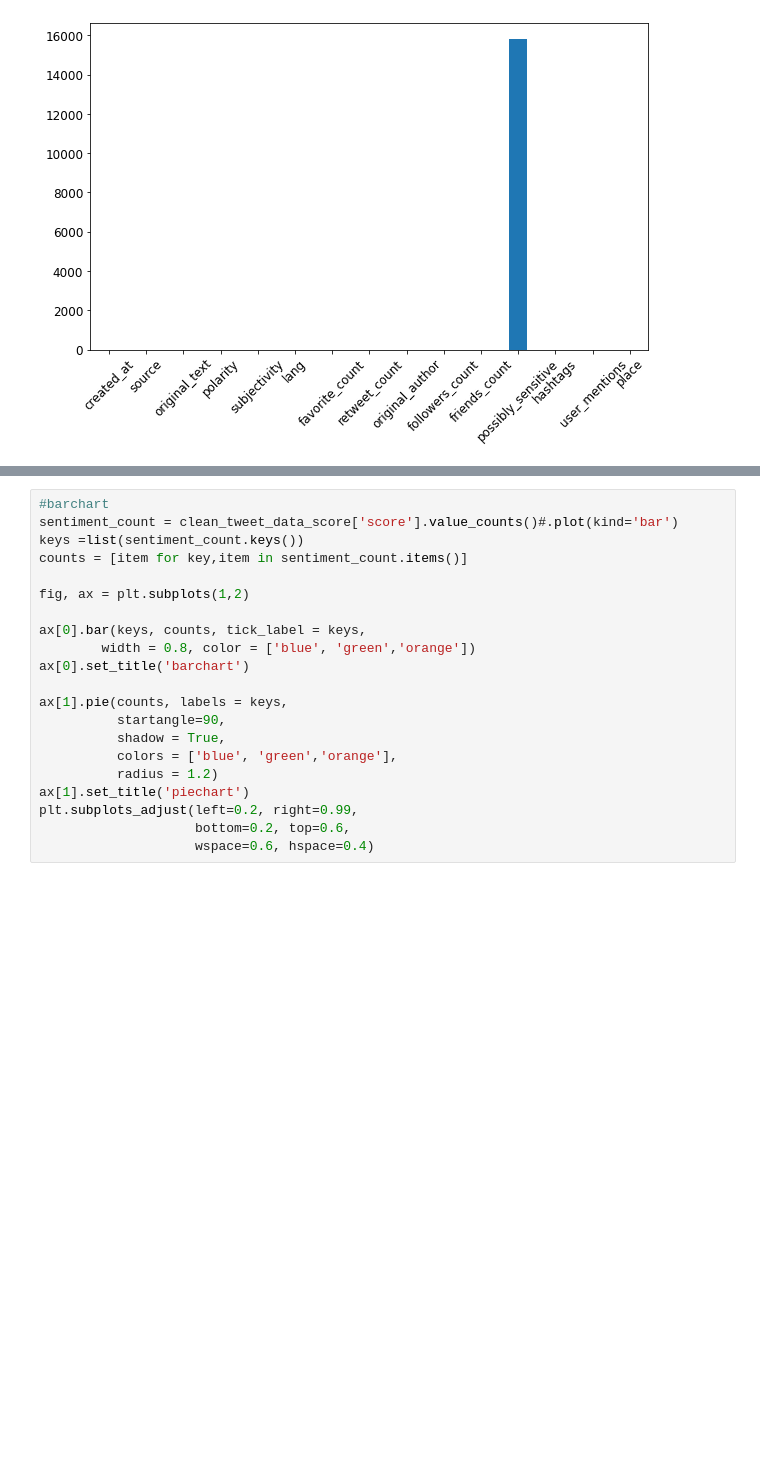
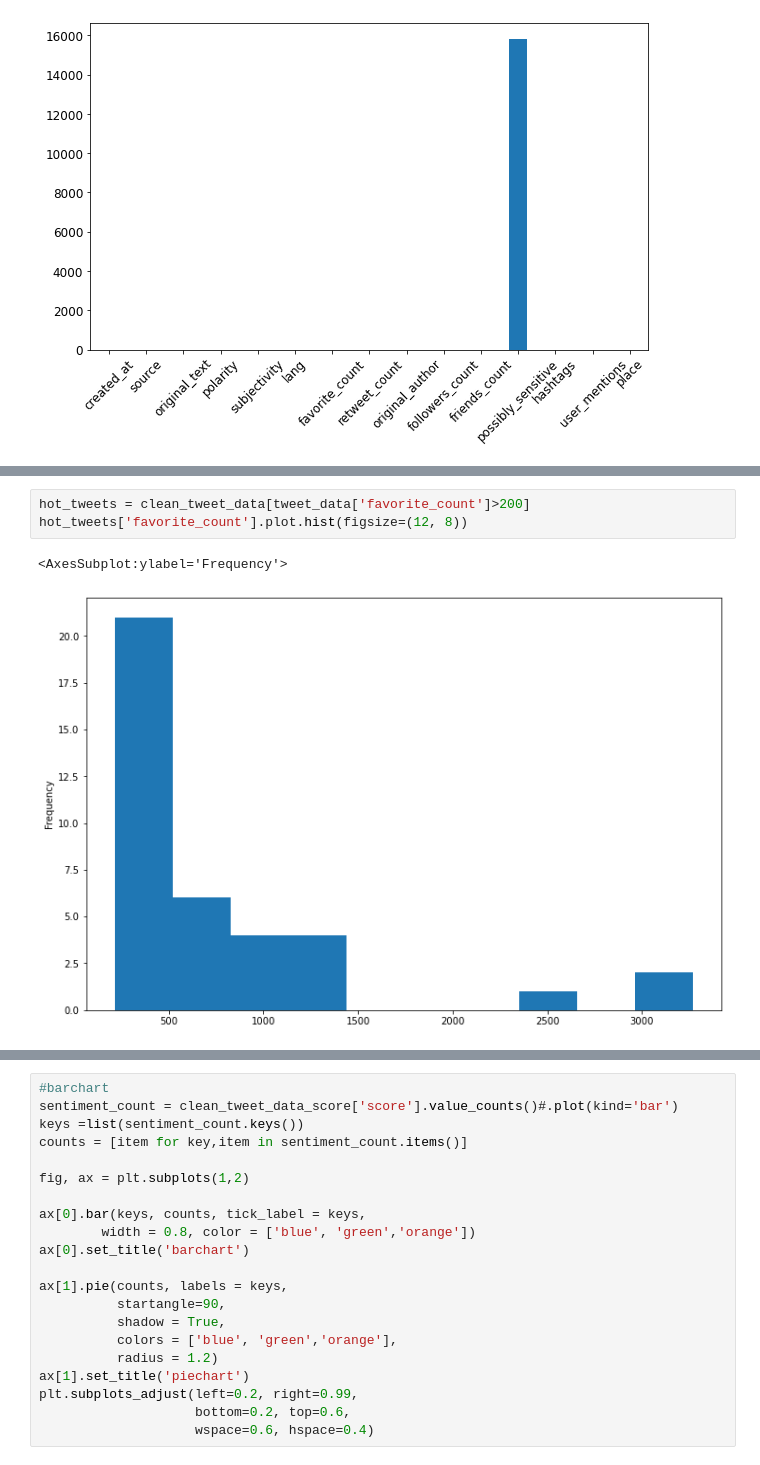
Before and after one commit to degagawolde/twitter-data-analysis, a Jupyter notebook: JupyterNotebooks/EDA.ipynb, the cells around one changed output, grey strips where cells are left out. Cells and saved outputs as stored; diff of their text form; blank space fills up the shorter version.

```diff
--- a/JupyterNotebooks/EDA.ipynb
+++ b/JupyterNotebooks/EDA.ipynb
@@ -321,0 +339,6 @@ dtype: int64
+# %%
+hot_tweets = clean_tweet_data[tweet_data['favorite_count']>200]
+hot_tweets['favorite_count'].plot.hist(figsize=(12, 8))
+# %% [output]
+<AxesSubplot:ylabel='Frequency'>
+[figure, added]
```
Also changed, not shown: parts of 47 cells of this notebook, 2 other files.
